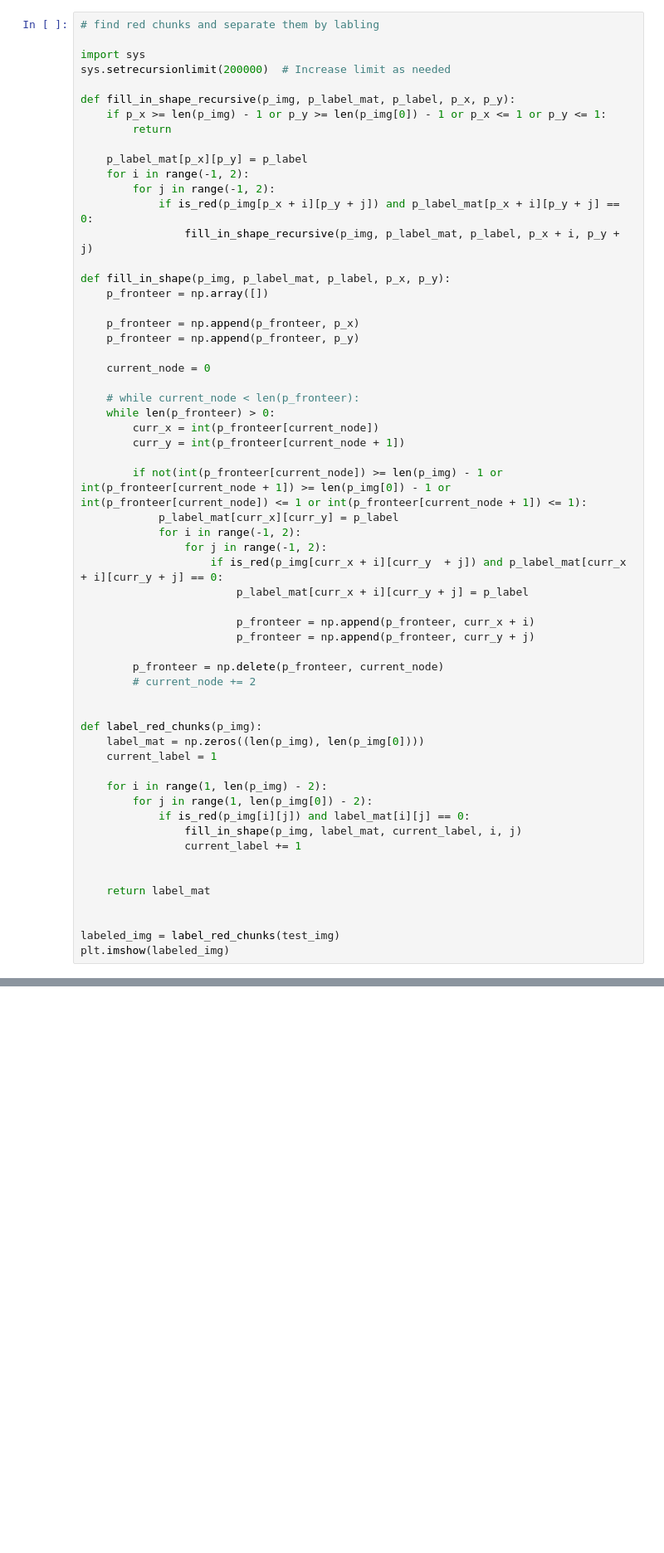
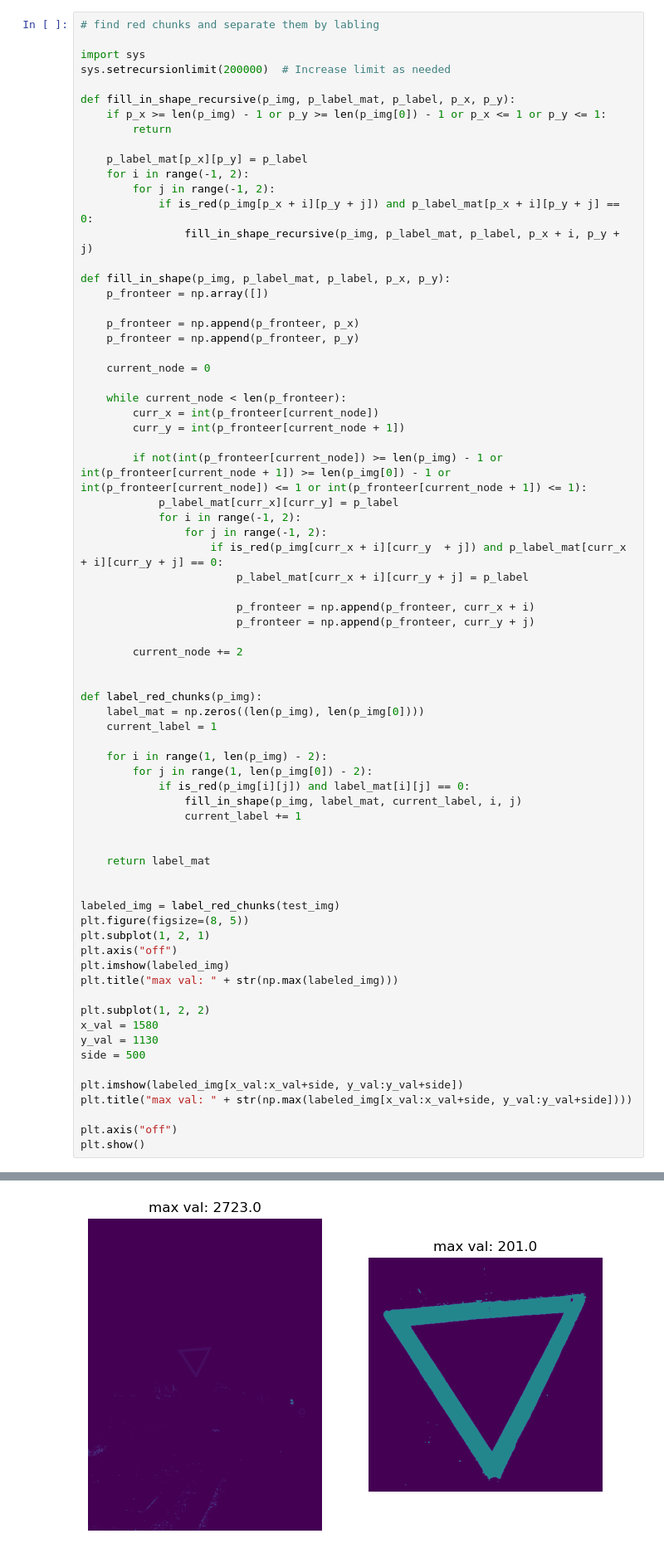
Before and after one commit to mircea-mihail/bike-system, a Jupyter notebook: scripts-and-misc/detectSigns/detect_give-way.ipynb, the cells around one changed output, grey strips where cells are left out. Shown at 83% size. Drawn from its saved outputs; the diff is of its cells as text; blank space fills up the shorter version.

```diff
--- a/scripts-and-misc/detectSigns/detect_give-way.ipynb
+++ b/scripts-and-misc/detectSigns/detect_give-way.ipynb
@@ -307,8 +322,7 @@ def fill_in_shape(p_img, p_label_mat, p_label, p_x, p_y):
 
     current_node = 0
 
-    # while current_node < len(p_fronteer):
-    while len(p_fronteer) > 0:
+    while current_node < len(p_fronteer):
         curr_x = int(p_fronteer[current_node])
         curr_y = int(p_fronteer[current_node + 1])
 
@@ -322,8 +336,7 @@ def fill_in_shape(p_img, p_label_mat, p_label, p_x, p_y):
                         p_fronteer = np.append(p_fronteer, curr_x + i)
                         p_fronteer = np.append(p_fronteer, curr_y + j)
 
-        p_fronteer = np.delete(p_fronteer, current_node)
-        # current_node += 2
+        current_node += 2
 
 
 def label_red_chunks(p_img):
@@ -341,5 +354,20 @@ def label_red_chunks(p_img):
 
 
 labeled_img = label_red_chunks(test_img)
+plt.figure(figsize=(8, 5))
+plt.subplot(1, 2, 1)
+plt.axis("off")
 plt.imshow(labeled_img)
+plt.title("max val: " + str(np.max(labeled_img)))
+
+plt.subplot(1, 2, 2)
+x_val = 1580
+y_val = 1130
+side = 500
+
+plt.imshow(labeled_img[x_val:x_val+side, y_val:y_val+side])
+plt.title("max val: " + str(np.max(labeled_img[x_val:x_val+side, y_val:y_val+side])))
+
+plt.axis("off")
+plt.show()
 # %% [output]
@@ -346,0 +374 @@ AttributeError: module 'numpy' has no attribute 'pop'
+[figure, added]
```
Also changed, not shown: parts of 6 cells of this notebook.
